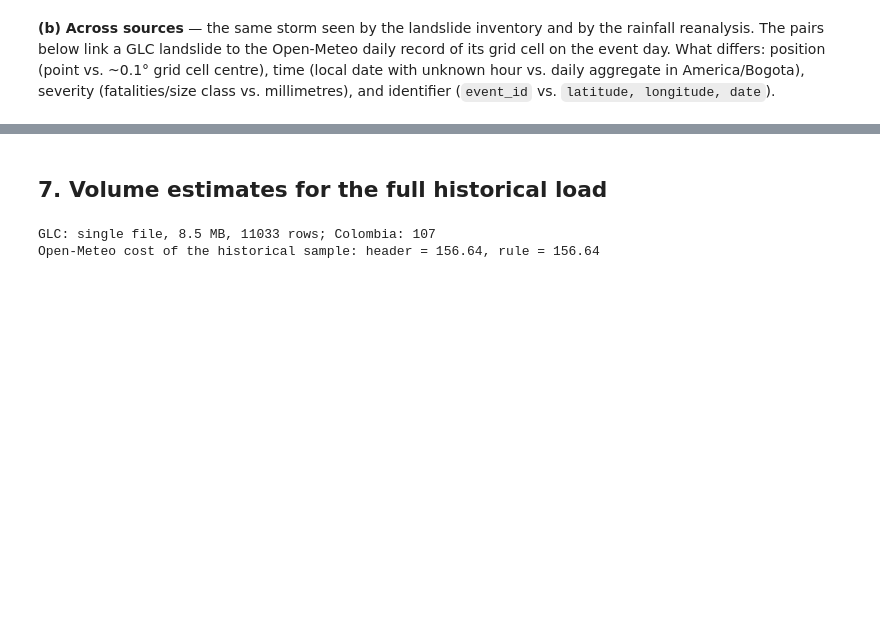
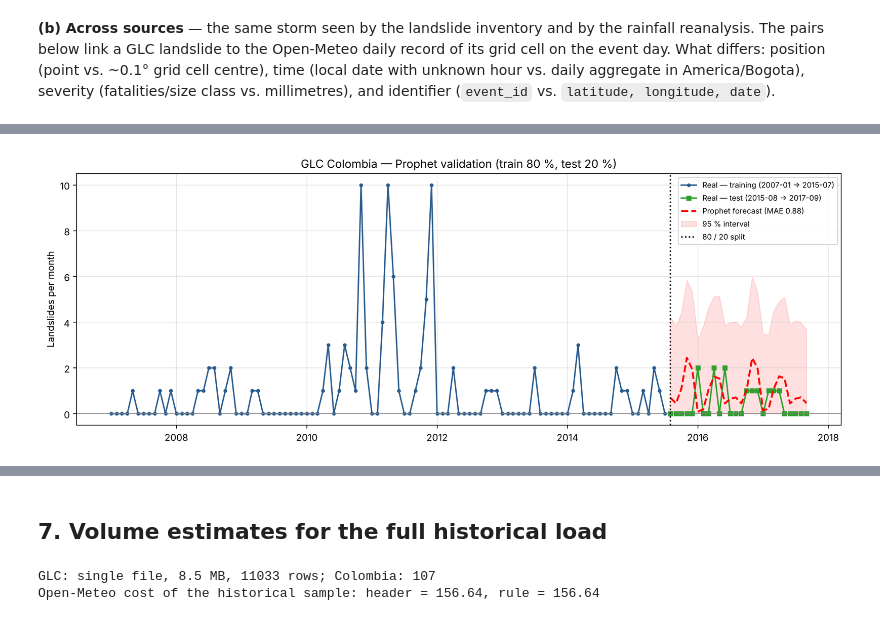
Before and after one commit to saritxm/landslide-monitoring-colombia, a Jupyter notebook: notebooks/01_source_profiling.ipynb, the cells around one changed output, grey strips where cells are left out. Drawn from its saved outputs; the diff is of its cells as text; code cells hidden in the pictures; blank space fills up the shorter version.

Commit message:
Fix Prophet experiment: 80/20 split, baselines, corrected Table 2

```diff
--- a/notebooks/01_source_profiling.ipynb
+++ b/notebooks/01_source_profiling.ipynb
@@ -826,0 +693,27 @@ plt.show()
+# %%
+# 2. Train (first 80 %) / test (last 20 %) and error metrics
+PROPHET_ARGS = dict(yearly_seasonality=True, weekly_seasonality=False, daily_seasonality=False, interval_width=0.95)
+n_train = int(round(len(df_prophet) * 0.8))
+train_df, test_df = df_prophet.iloc[:n_train].copy(), df_prophet.iloc[n_train:].copy()
+
+m_eval = Prophet(**PROPHET_ARGS).fit(train_df)
+forecast_test = m_eval.predict(test_df[["ds"]])
+y_true = test_df["y"].values
+y_pred = np.maximum(0, forecast_test["yhat"].values)          # counts cannot be negative
+
+def mae(p):  return float(np.mean(np.abs(y_true - p)))
+def rmse(p): return float(np.sqrt(np.mean((y_true - p) ** 2)))
+
+print(f"Train: {train_df.ds.iloc[0]:%Y-%m} -> {train_df.ds.iloc[-1]:%Y-%m} ({len(train_df)} months, {len(train_df)/len(df_prophet):.0%})")
+print(f"Test : {test_df.ds.iloc[0]:%Y-%m} -> {test_df.ds.iloc[-1]:%Y-%m} ({len(test_df)} months)")
+print(f"Mean monthly count: train {train_df.y.mean():.2f} | test {y_true.mean():.2f}")
+metrics = pd.DataFrame([
+    dict(model="Prophet", MAE=mae(y_pred), RMSE=rmse(y_pred), mean_prediction=y_pred.mean()),
+    dict(model="Baseline: always 0", MAE=mae(0 * y_true), RMSE=rmse(0 * y_true), mean_prediction=0.0),
+    dict(model="Baseline: training mean", MAE=mae(np.full(len(y_true), train_df.y.mean())),
+         RMSE=rmse(np.full(len(y_true), train_df.y.mean())), mean_prediction=train_df.y.mean()),
+]).round(3)
+inside = ((y_true >= np.maximum(0, forecast_test.yhat_lower)) & (y_true <= forecast_test.yhat_upper)).mean()
+print(f"Real test values inside the 95 % interval: {inside:.0%} "
+      f"(average interval width {np.mean(forecast_test.yhat_upper - np.maximum(0, forecast_test.yhat_lower)):.1f} events/month)")
+metrics
@@ -826,0 +729,13 @@ plt.show()
+# %%
+fig, ax = plt.subplots(figsize=(12, 4.5))
+ax.plot(train_df.ds, train_df.y, "o-", ms=3, color="#2b5c8f", label="Real — training (2007-01 → 2015-07)")
+ax.plot(test_df.ds, test_df.y, "s-", ms=4, color="#2ca02c", label="Real — test (2015-08 → 2017-09)")
+ax.plot(test_df.ds, y_pred, "r--", lw=2, label=f"Prophet forecast (MAE {mae(y_pred):.2f})")
+ax.fill_between(test_df.ds, np.maximum(0, forecast_test.yhat_lower), forecast_test.yhat_upper, color="red", alpha=0.12, label="95 % interval")
+ax.axhline(0, color="grey", lw=0.8)
+ax.axvline(test_df.ds.iloc[0], color="black", ls=":", label="80 / 20 split")
+ax.set_title("GLC Colombia — Prophet validation (train 80 %, test 20 %)")
+ax.set_ylabel("Landslides per month"); ax.legend(loc="upper right", fontsize=8); ax.grid(alpha=0.3)
+plt.tight_layout(); plt.show()
+# %% [output]
+[figure, added]
```
Also changed, not shown: parts of 14 cells of this notebook, 2 other files.
